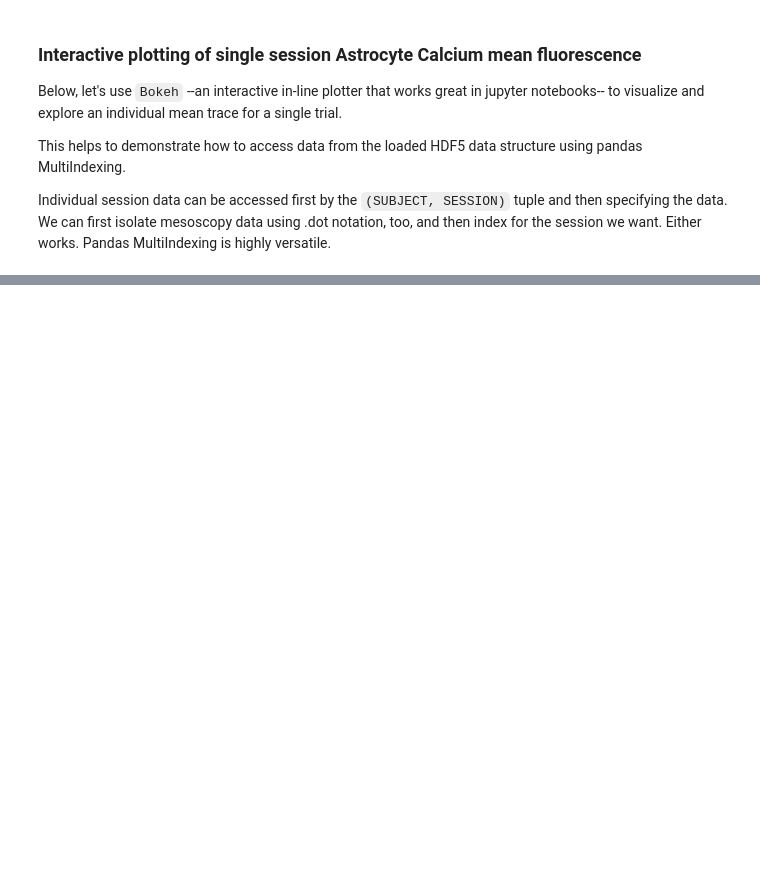
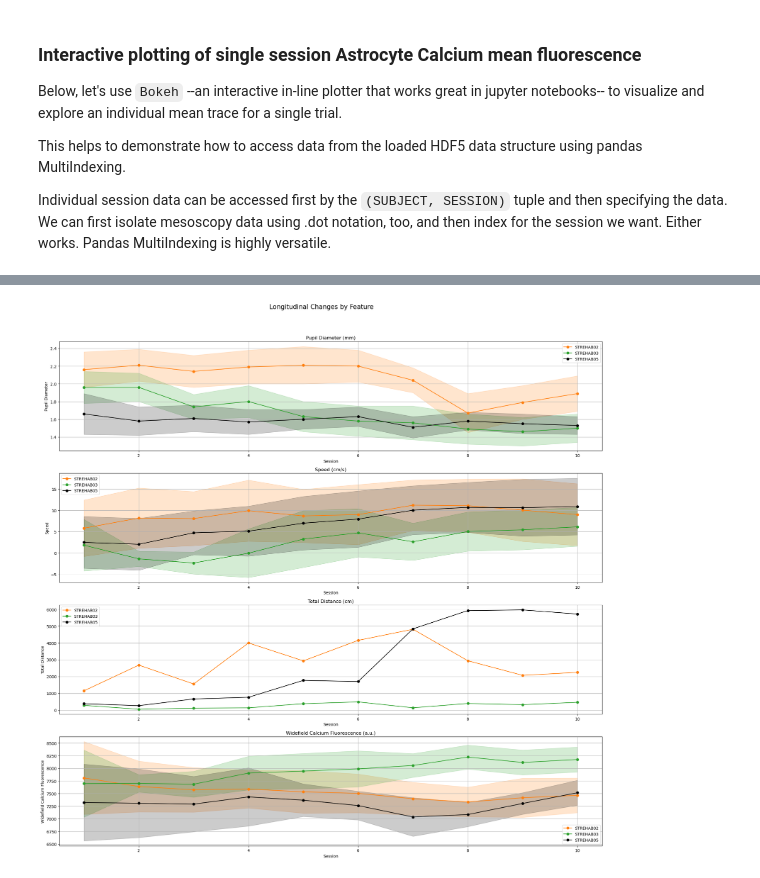
Before and after one commit to Gronemeyer/hfsa-analysis, a Jupyter notebook: notebooks/exploration.ipynb, the cells around one changed output, grey strips where cells are left out. Drawn from its saved outputs; the diff is of its cells as text; code cells hidden in the pictures; blank space fills up the shorter version.

```diff
--- a/notebooks/exploration.ipynb
+++ b/notebooks/exploration.ipynb
@@ -9,8 +9,7 @@ from datakit.config import (
     RAW_DATA_DIR,
     PROCESSED_DATA_DIR,
 )
-from datakit.load import ExperimentData
 
-data_path = PROCESSED_DATA_DIR / "250408_HFSA_data.h5",
 # we need pytables for this h5 file `conda install -c conda-forge pytables` (there is not PyPi package)
-data = ExperimentData(r"C:\dev\hfsa-analysis\data\processed\250408_HFSA_data.h5", verbose=True, validate=False)
+dataset = pd.read_hdf(r'C:\dev\hfsa-analysis\250506_HFSA_data.h5')
+dataset
@@ -105,0 +174,52 @@ show(p)
+# %%
+import matplotlib.pyplot as plt
+
+subject_color_map = {
+    'STREHAB01': 'tab:blue',
+    'STREHAB02': 'tab:orange',
+    'STREHAB03': 'tab:green',
+    'STREHAB04': 'tab:red',
+    # …add as many as you have…
+}
+
+# Cell 8 ⇒ longitudinal Matplotlib plotting via metric_map
+stats_df_reset = stats_df.reset_index()
+stats_df_reset['Session'] = stats_df_reset['Session'].astype(int)
+subjects_unique = stats_df_reset['Subject'].unique()
+
+n_metrics = len(metric_map)
+fig, axs = plt.subplots(n_metrics, 1, figsize=(20, 5 * n_metrics))
+
+for ax, (key, info) in zip(axs, metric_map.items()):
+    mean_col = info['mean_col']
+    std_col  = info['std_col']
+    for subject in subjects_unique:
+        df_sub = stats_df_reset[stats_df_reset['Subject'] == subject]
+        c = subject_color_map.get(subject, 'black')
+        ax.plot(df_sub['Session'], df_sub[mean_col],
+                marker='o', linestyle='-', label=subject,
+                color=c)
+        if std_col:
+            ax.fill_between(df_sub['Session'],
+                            df_sub[mean_col] - df_sub[std_col],
+                            df_sub[mean_col] + df_sub[std_col],
+                            color=c, alpha=0.2)
+    ax.set_title(f"{info['label']} ({info['unit']})")
+    ax.set_xlabel("Session")
+    ax.set_ylabel(info['label'])
+    # y‐limits
+    if std_col:
+        lo = (stats_df_reset[mean_col] - stats_df_reset[std_col]).min()
+        hi = (stats_df_reset[mean_col] + stats_df_reset[std_col]).max()
+    else:
+        lo, hi = stats_df_reset[mean_col].min(), stats_df_reset[mean_col].max()
+    margin = 0.05 * (hi - lo)
+    ax.set_ylim(lo - margin, hi + margin)
+    ax.grid(True)
+    ax.legend()
+
+plt.suptitle("Longitudinal Changes by Feature", fontsize=16)
+plt.tight_layout(rect=[0, 0, 1, 0.95])
+plt.show()
+# %% [output]
+[figure, added]
```
Also changed, not shown: parts of 13 cells of this notebook, 1 other file.
